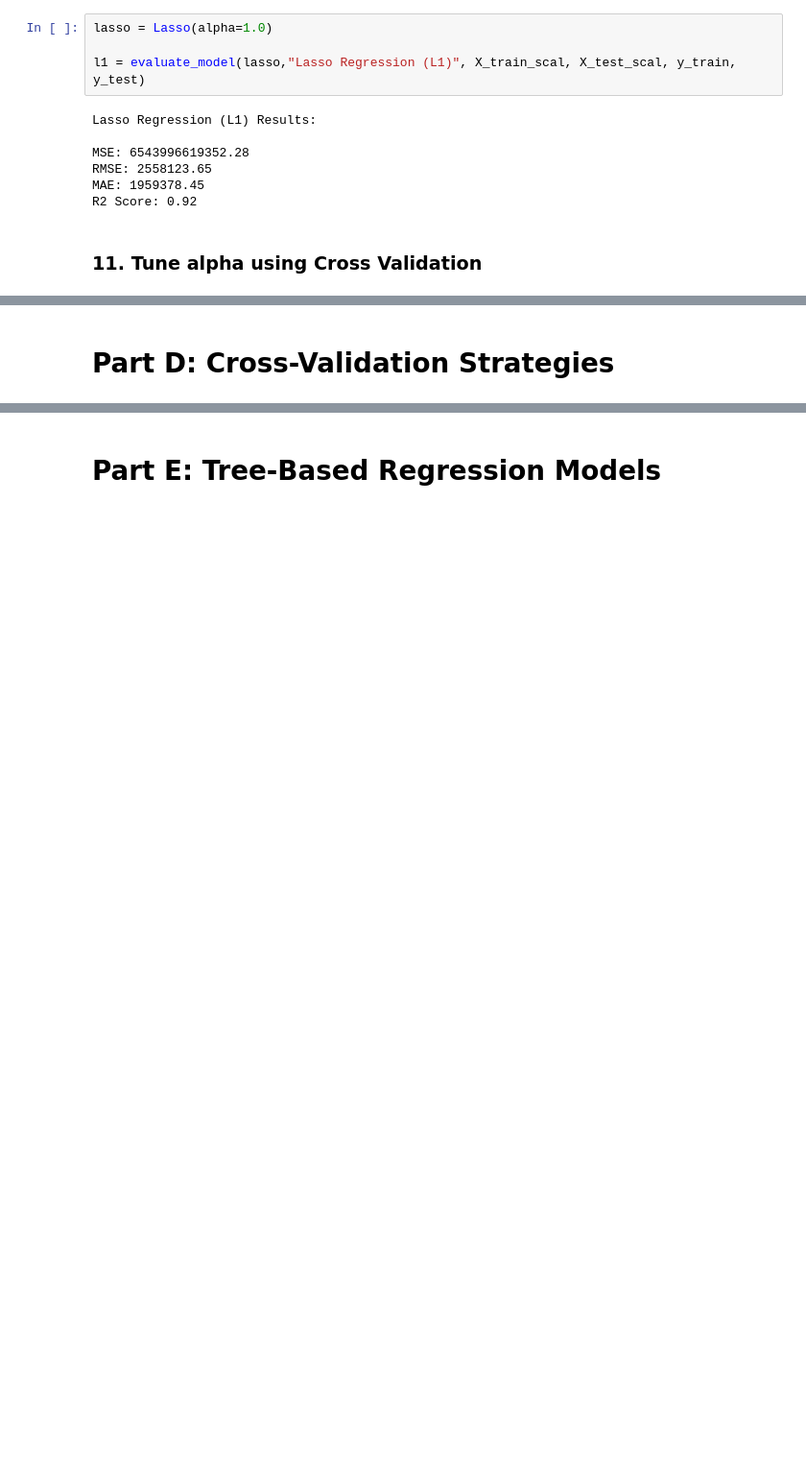
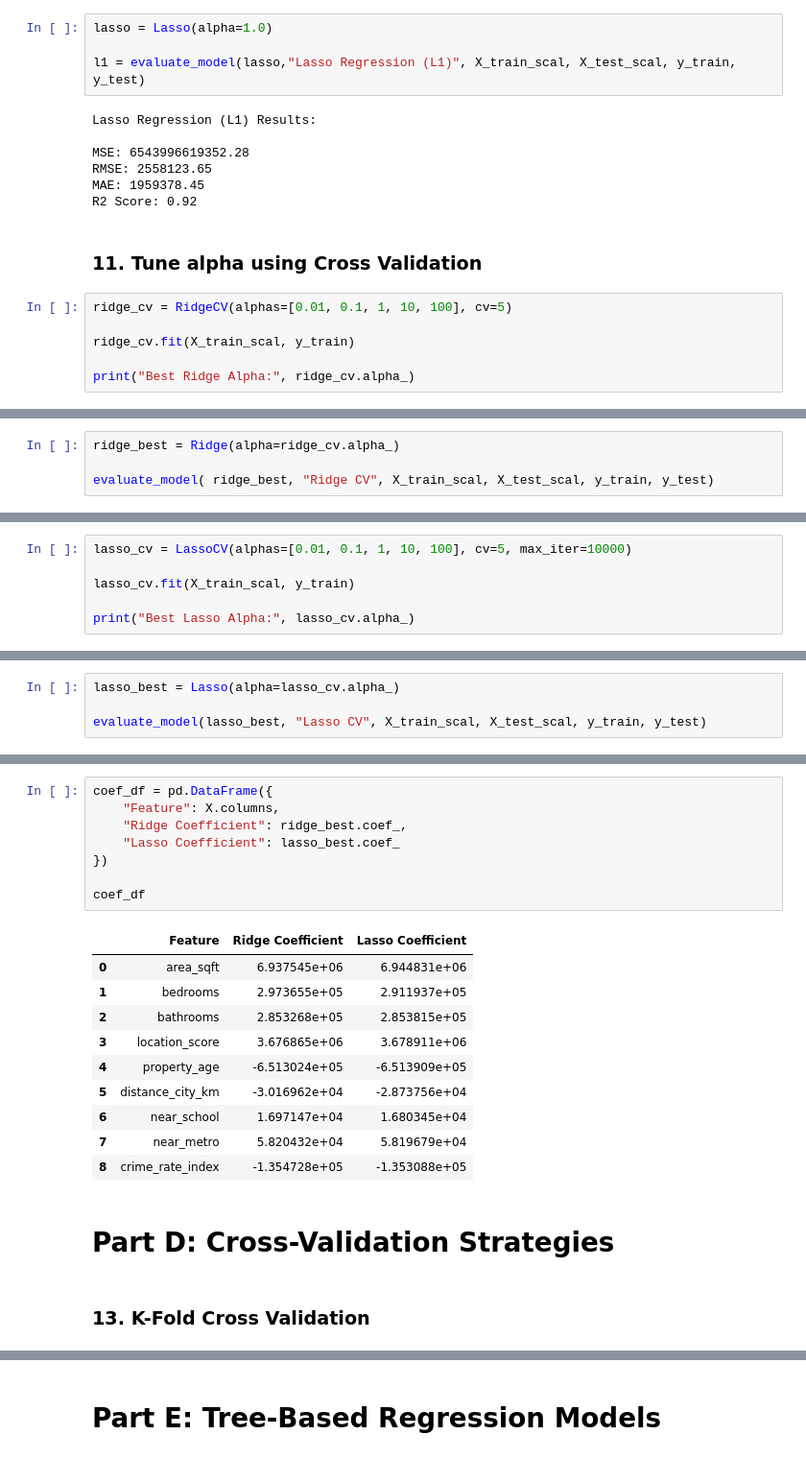
Before and after one commit to krisha12345819/Supervised-Learning-Robust-Regression-Engine, a Jupyter notebook: Robust_Regression_Engine.ipynb, the cells around one changed output, grey strips where cells are left out. Shown at 96% size. Saved outputs shown, nothing was run; the diff lists cells and outputs as text; blank space fills up the shorter version.

```diff
--- a/Robust_Regression_Engine.ipynb
+++ b/Robust_Regression_Engine.ipynb
@@ -195,3 +198,9 @@ MAE: 1959378.45
 R2 Score: 0.92
 # %% [markdown]
 ### 11. Tune alpha using Cross Validation
+# %%
+ridge_cv = RidgeCV(alphas=[0.01, 0.1, 1, 10, 100], cv=5)
+
+ridge_cv.fit(X_train_scal, y_train)
+
+print("Best Ridge Alpha:", ridge_cv.alpha_)
@@ -197,0 +209,4 @@ R2 Score: 0.92
+# %%
+ridge_best = Ridge(alpha=ridge_cv.alpha_)
+
+evaluate_model( ridge_best, "Ridge CV", X_train_scal, X_test_scal, y_train, y_test)
@@ -197,0 +221,6 @@ R2 Score: 0.92
+# %%
+lasso_cv = LassoCV(alphas=[0.01, 0.1, 1, 10, 100], cv=5, max_iter=10000)
+
+lasso_cv.fit(X_train_scal, y_train)
+
+print("Best Lasso Alpha:", lasso_cv.alpha_)
@@ -197,0 +229,4 @@ R2 Score: 0.92
+# %%
+lasso_best = Lasso(alpha=lasso_cv.alpha_)
+
+evaluate_model(lasso_best, "Lasso CV", X_train_scal, X_test_scal, y_train, y_test)
@@ -198,2 +253,23 @@ R2 Score: 0.92
+# %%
+coef_df = pd.DataFrame({
+    "Feature": X.columns,
+    "Ridge Coefficient": ridge_best.coef_,
+    "Lasso Coefficient": lasso_best.coef_
+})
+
+coef_df
+# %% [output]
+|  | Feature | Ridge Coefficient | Lasso Coefficient |
+| 0 | area_sqft | 6.937545e+06 | 6.944831e+06 |
+| 1 | bedrooms | 2.973655e+05 | 2.911937e+05 |
+| 2 | bathrooms | 2.853268e+05 | 2.853815e+05 |
+| 3 | location_score | 3.676865e+06 | 3.678911e+06 |
+| 4 | property_age | -6.513024e+05 | -6.513909e+05 |
+| 5 | distance_city_km | -3.016962e+04 | -2.873756e+04 |
+| 6 | near_school | 1.697147e+04 | 1.680345e+04 |
+| 7 | near_metro | 5.820432e+04 | 5.819679e+04 |
+| 8 | crime_rate_index | -1.354728e+05 | -1.353088e+05 |
 # %% [markdown]
 # **Part D: Cross-Validation Strategies**
+# %% [markdown]
+### 13. K-Fold Cross Validation
```
Also changed, not shown: parts of 15 cells of this notebook.
